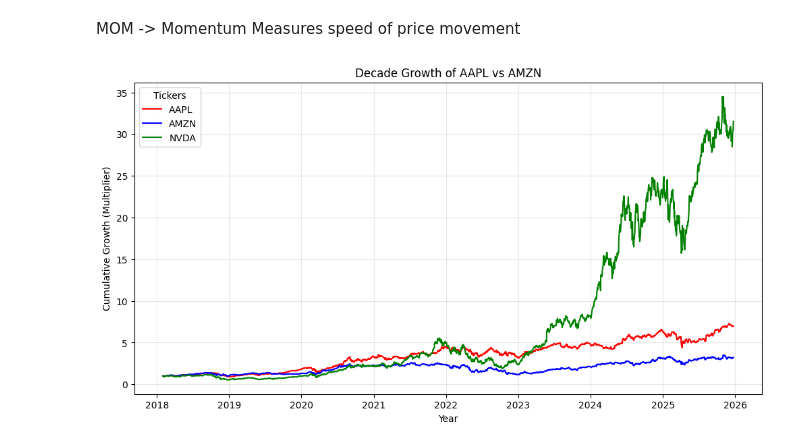
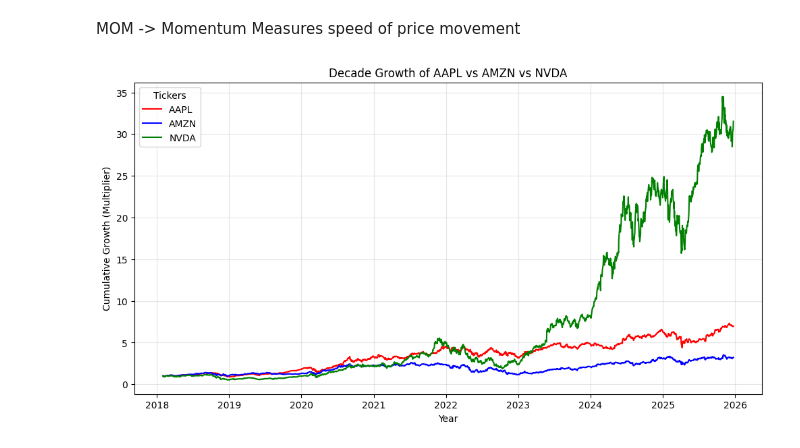
Before and after one commit to samarthFTR/Neural-Markowitz, a Jupyter notebook: notebooks/notebook.ipynb, the cells around one changed output. Saved outputs shown, nothing was run; the diff lists cells and outputs as text; code cells hidden in the pictures.

```diff
--- a/notebooks/notebook.ipynb
+++ b/notebooks/notebook.ipynb
@@ -66,32 +66,32 @@ stock_ticker3 = "NVDA"
 stock_data = df[df['Ticker'] == stock_ticker].copy()
 stock_data2 = df[df['Ticker'] == stock_ticker2].copy()
 stock_data3 = df[df['Ticker'] == stock_ticker3].copy()
 # 2. Sort by date just to be absolutely sure chronologically
 stock_data['Date'] = pd.to_datetime(stock_data['Date'])
 stock_data = stock_data.sort_values('Date')
 stock_data2['Date'] = pd.to_datetime(stock_data2['Date'])
 stock_data2 = stock_data2.sort_values('Date')
 stock_data3['Date'] = pd.to_datetime(stock_data3['Date'])
 stock_data3 = stock_data3.sort_values('Date')
 # 3. Calculate Cumulative Return (Growth of $1 over time)
 stock_data['Cumulative_Growth'] = (1+stock_data['RET_1D']).cumprod()
 stock_data2['Cumulative_Growth'] = (1+stock_data2['RET_1D']).cumprod()
 stock_data3['Cumulative_Growth'] = (1+stock_data3['RET_1D']).cumprod()
 # 4. Plot the Growth
 plt.figure(figsize=(12, 6))
 
 # ADDED: label parameters here
 sns.lineplot(data=stock_data, x='Date', y='Cumulative_Growth', color="red", label=stock_ticker)
 sns.lineplot(data=stock_data2, x='Date', y='Cumulative_Growth', color="blue", label=stock_ticker2)
 sns.lineplot(data=stock_data3, x='Date', y='Cumulative_Growth', color="green", label=stock_ticker3)
-plt.title(f'Decade Growth of {stock_ticker} vs {stock_ticker2}')
+plt.title(f'Decade Growth of {stock_ticker} vs {stock_ticker2} vs {stock_ticker3}')
 plt.xlabel('Year')
 plt.ylabel('Cumulative Growth (Multiplier)')
 plt.grid(True, alpha=0.3)
 
 # ADDED: plt.legend() to actually show the box
 plt.legend(title="Tickers")
 
 plt.show()
 # %% [output]
-[figure, old version]
+[figure, new version]
```
Also changed, not shown: 3 other files.
